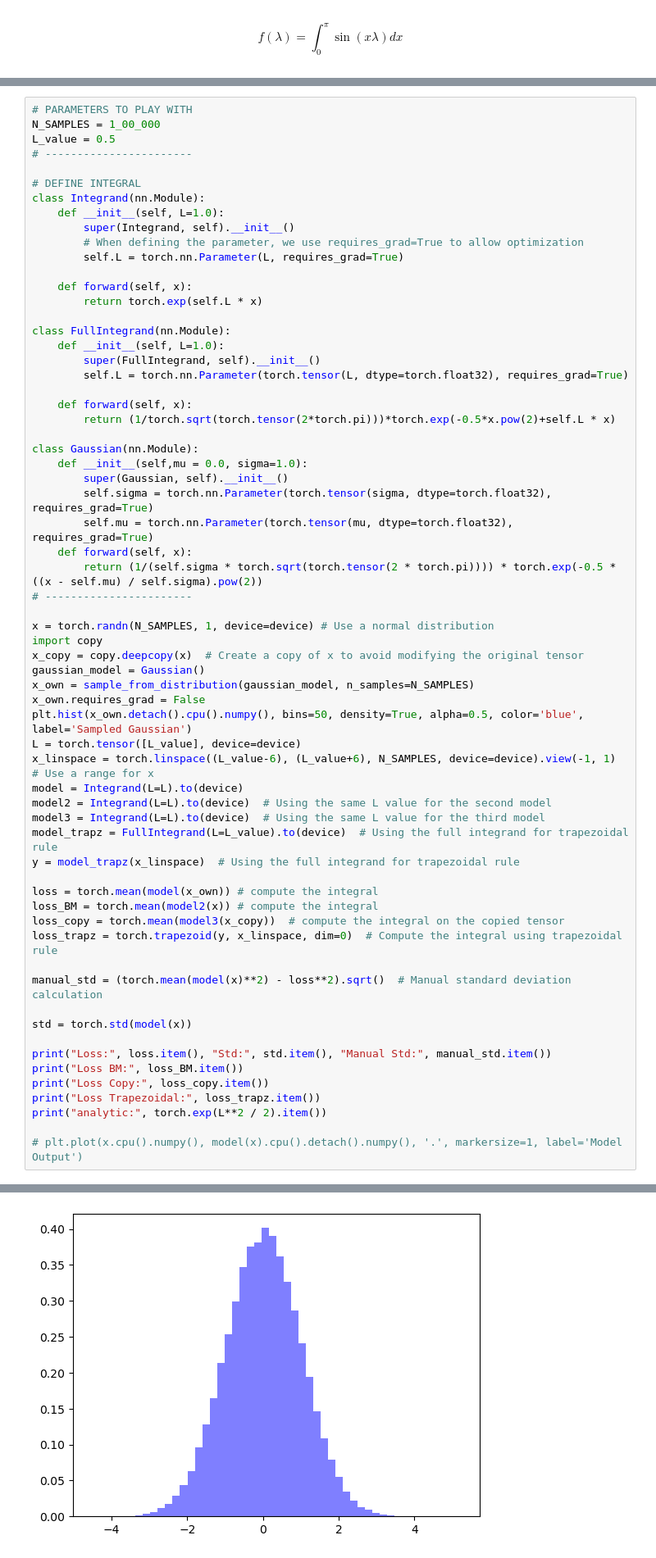
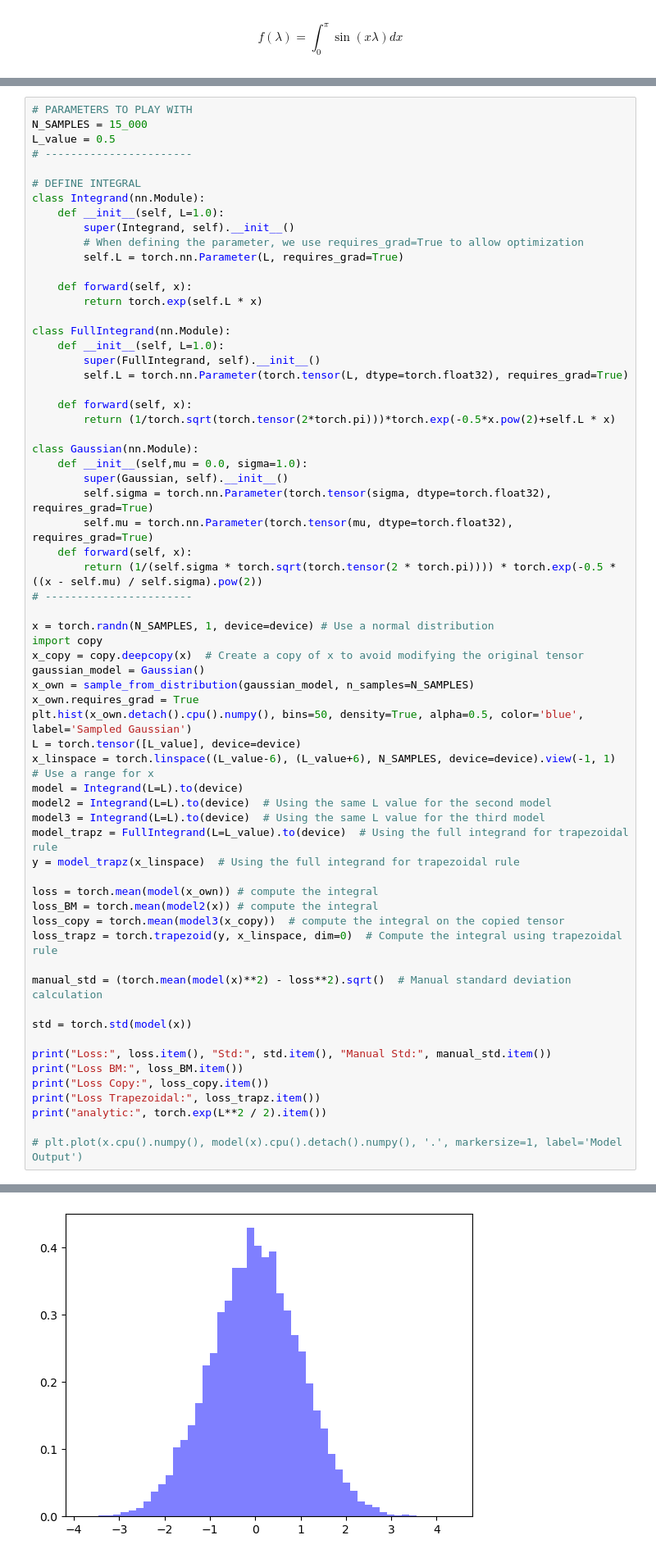
Before and after one commit to pfargas/qvarnet, a Jupyter notebook: notebooks/test_gradients_step_by_step.ipynb, the cells around one changed output, grey strips where cells are left out. Shown at 82% size. Drawn from its saved outputs; the diff is of its cells as text.

```diff
--- a/notebooks/test_gradients_step_by_step.ipynb
+++ b/notebooks/test_gradients_step_by_step.ipynb
@@ -240,7 +240,7 @@ $$\mathcal{L}_\lambda=\frac{1}{\sqrt{2\pi}}\int_{-\infty}^{\infty}e^{-\frac12 x^
   $$\mathcal{L}_\lambda = \int_{-\infty}^{\infty}p(x) e^{\lambda x} \approx \frac{1}{N}\sum_{i(x_i\sim \mathcal{N}(0,1))} e^{\lambda x_i}$$
 # %%
 # PARAMETERS TO PLAY WITH
-N_SAMPLES = 1_00_000
+N_SAMPLES = 15_000
 L_value = 0.5
 # -----------------------
 
@@ -276,7 +276,7 @@ import copy
 x_copy = copy.deepcopy(x)  # Create a copy of x to avoid modifying the original tensor
 gaussian_model = Gaussian()
 x_own = sample_from_distribution(gaussian_model, n_samples=N_SAMPLES)
-x_own.requires_grad = False
+x_own.requires_grad = True
 plt.hist(x_own.detach().cpu().numpy(), bins=50, density=True, alpha=0.5, color='blue', label='Sampled Gaussian')
 L = torch.tensor([L_value], device=device)
 x_linspace = torch.linspace((L_value-6), (L_value+6), N_SAMPLES, device=device).view(-1, 1)  # Use a range for x
@@ -309,6 +309,6 @@ Loss Copy: 1.1347477436065674
 Loss Trapezoidal: 1.133148431777954
 analytic: 1.133148431777954
-[figure, old version]
+[figure, new version]
 # %% [markdown]
 # Gradient wrt $\lambda$
 
```
Also changed, not shown: parts of 2 cells of this notebook.
